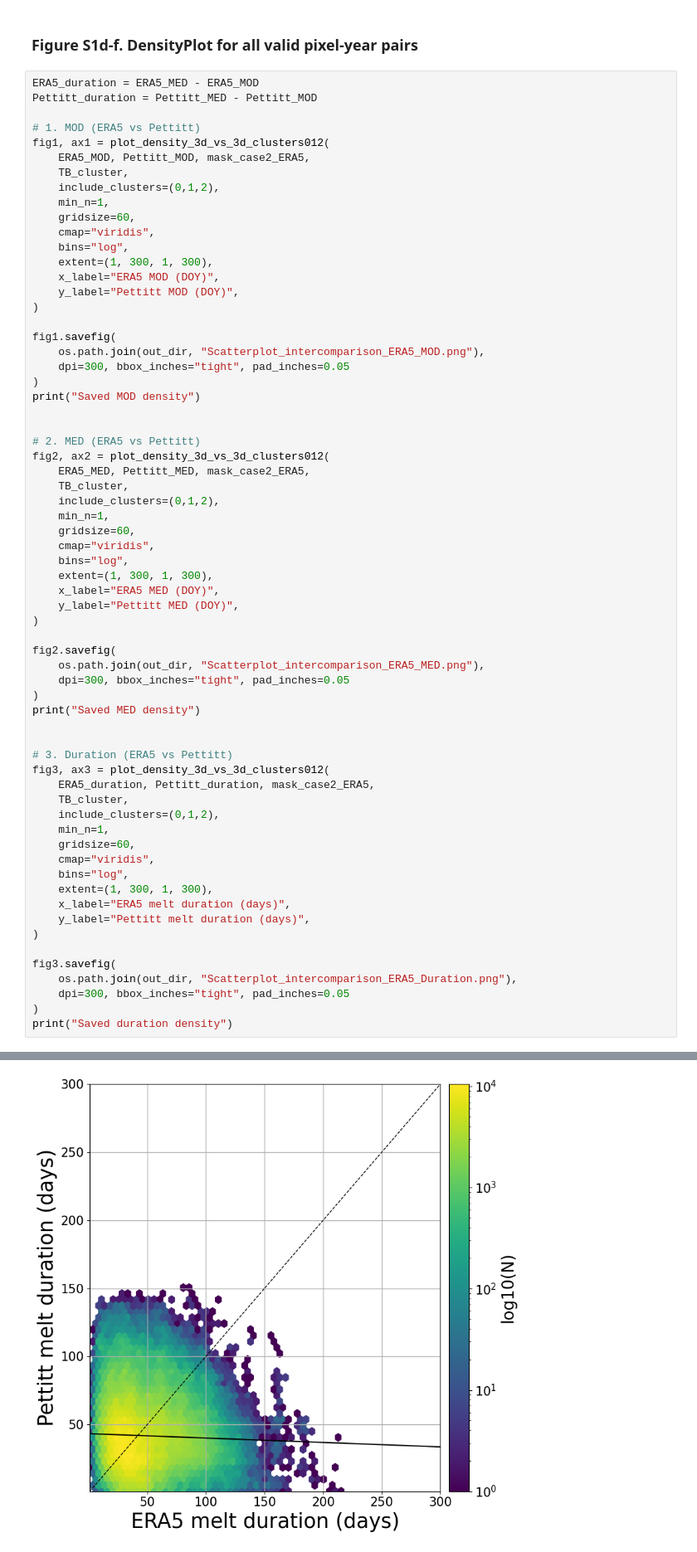
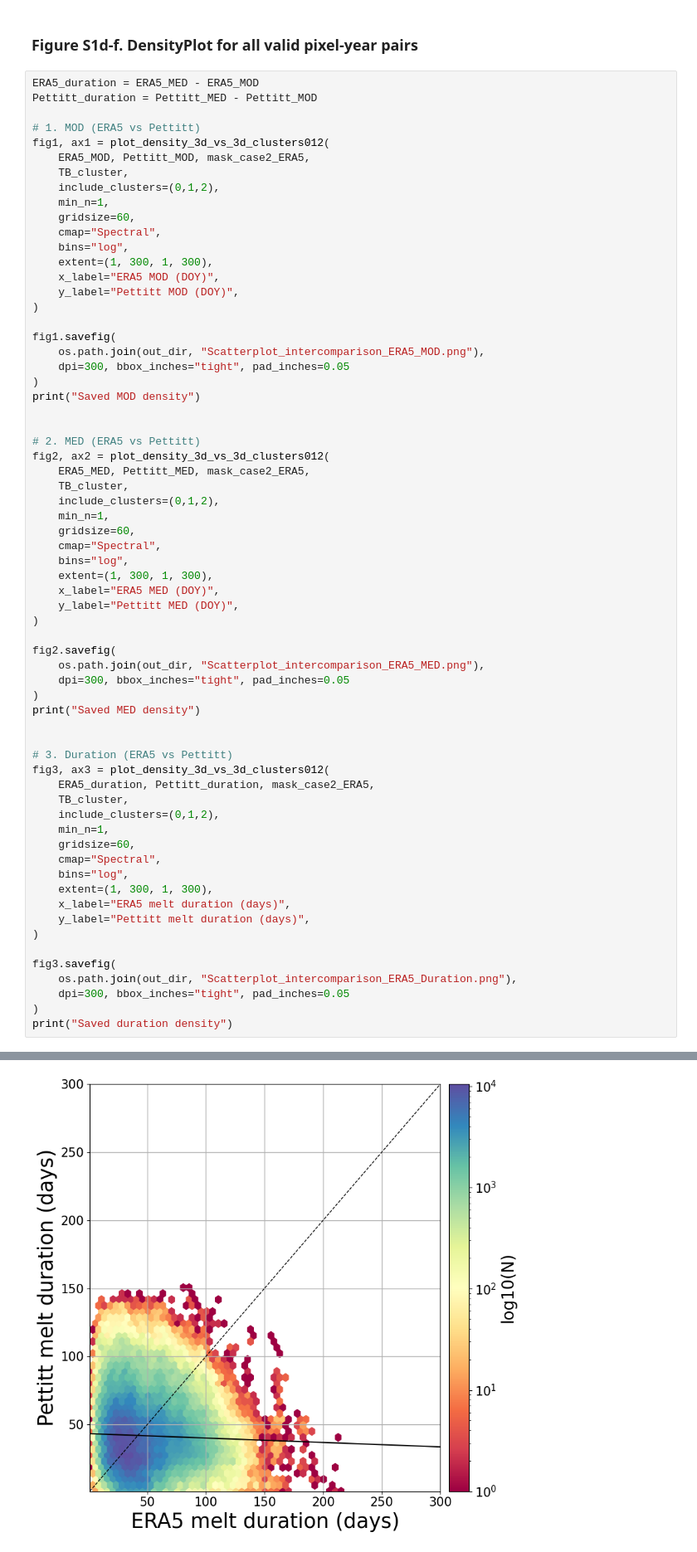
Before and after one commit to Nayoung1204/A-Long-term-Pan-Arctic-Snowmelt-Onset-and-End-Dates-Derived-from-Pettitt-test, a Jupyter notebook: Intercomparison/FigureS1_TableS2_Intercomparison_DensityPlot.ipynb, the cells around one changed output, grey strips where cells are left out. Shown at 83% size. Cells and saved outputs as stored; diff of their text form.

```diff
--- a/Intercomparison/FigureS1_TableS2_Intercomparison_DensityPlot.ipynb
+++ b/Intercomparison/FigureS1_TableS2_Intercomparison_DensityPlot.ipynb
@@ -673,7 +673,7 @@ fig1, ax1 = plot_density_3d_vs_3d_clusters012(
     include_clusters=(0,1,2),
     min_n=1,
     gridsize=60,
-    cmap="viridis",
+    cmap="Spectral",
     bins="log",
     extent=(1, 300, 1, 300),
     x_label="ERA5 MOD (DOY)",
@@ -694,7 +694,7 @@ fig2, ax2 = plot_density_3d_vs_3d_clusters012(
     include_clusters=(0,1,2),
     min_n=1,
     gridsize=60,
-    cmap="viridis",
+    cmap="Spectral",
     bins="log",
     extent=(1, 300, 1, 300),
     x_label="ERA5 MED (DOY)",
@@ -715,7 +715,7 @@ fig3, ax3 = plot_density_3d_vs_3d_clusters012(
     include_clusters=(0,1,2),
     min_n=1,
     gridsize=60,
-    cmap="viridis",
+    cmap="Spectral",
     bins="log",
     extent=(1, 300, 1, 300),
     x_label="ERA5 melt duration (days)",
@@ -734,5 +734,5 @@ Saved MOD density
 Saved MED density
-[figure, old version]
+[figure, new version]
 Saved duration density
 # %% [markdown]
 ## 3. Density-Based Comparison with Threshold-Based Melt Dates (Wang et al., 2013)
```
Also changed, not shown: parts of 3 cells of this notebook, 24 other files.
